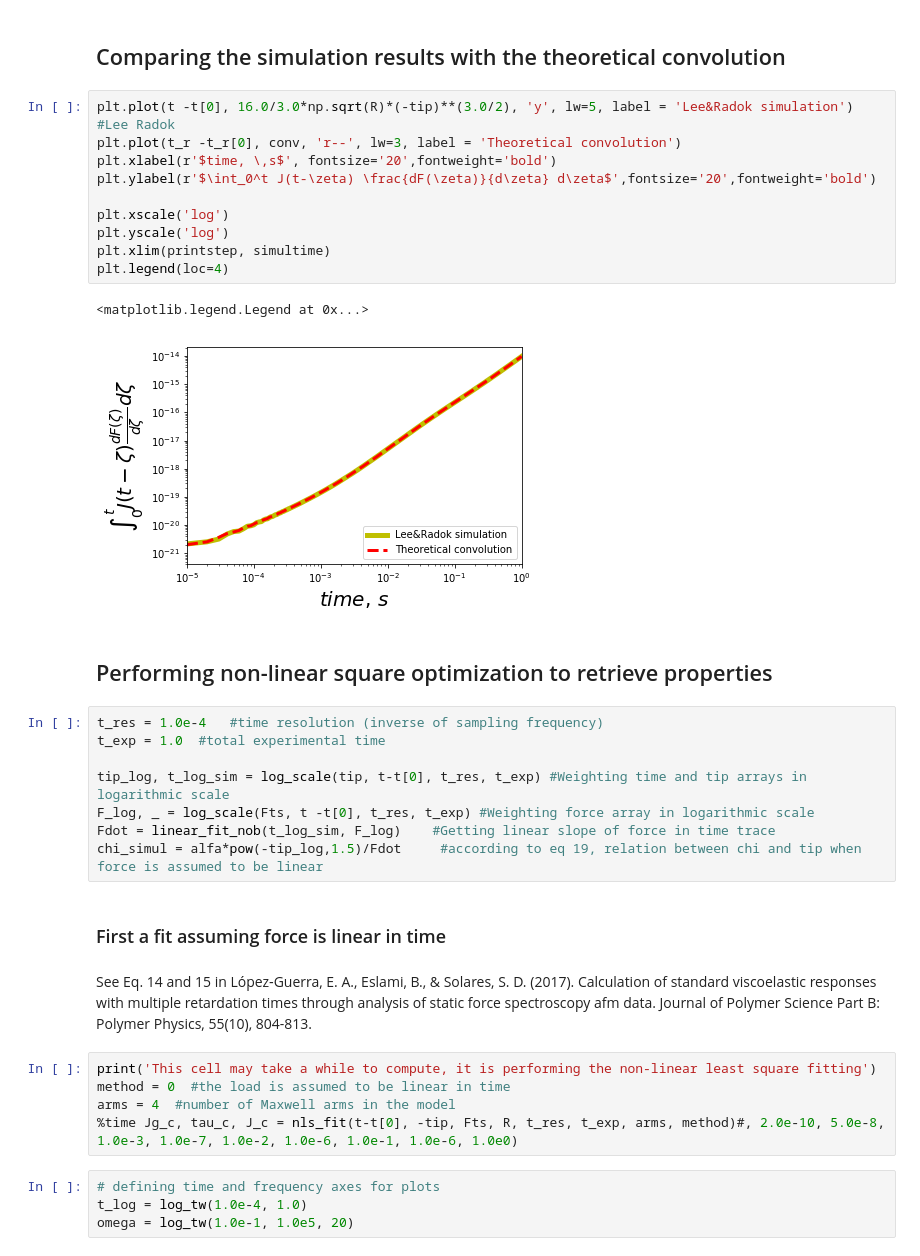
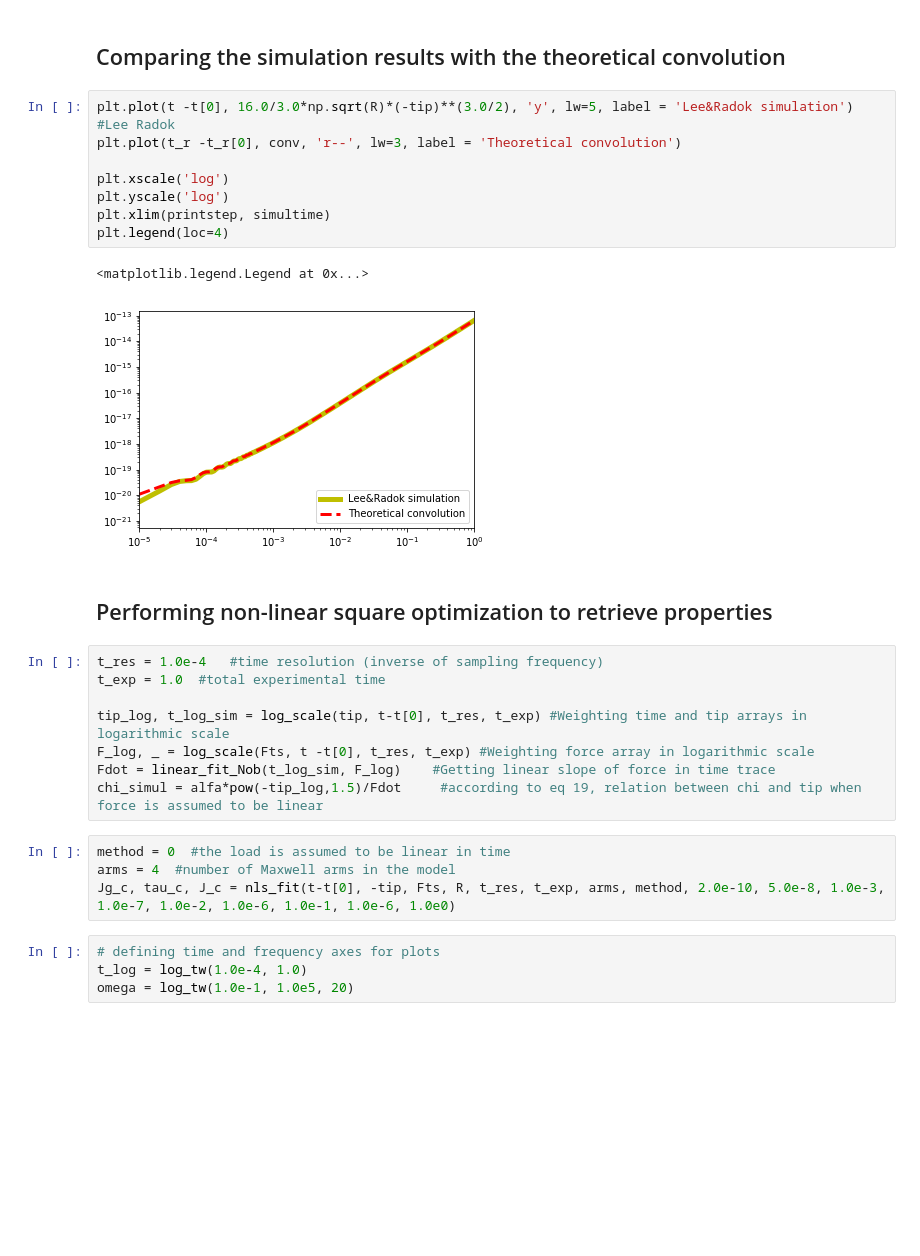
Before and after one commit to pycroscopy/pycroscopy, a Jupyter notebook: jupyter_notebooks/AFM_simulations/Force_Spectroscopy/Static_Force_Spectroscopy.ipynb, the cells around one changed output. Cells and saved outputs as stored; diff of their text form; blank space fills up the shorter version.

```diff
--- a/jupyter_notebooks/AFM_simulations/Force_Spectroscopy/Static_Force_Spectroscopy.ipynb
+++ b/jupyter_notebooks/AFM_simulations/Force_Spectroscopy/Static_Force_Spectroscopy.ipynb
@@ -89,16 +83,14 @@ conv = conv[range(len(J_r))]
 # %%
 plt.plot(t -t[0], 16.0/3.0*np.sqrt(R)*(-tip)**(3.0/2), 'y', lw=5, label = 'Lee&Radok simulation')  #Lee Radok
 plt.plot(t_r -t_r[0], conv, 'r--', lw=3, label = 'Theoretical convolution')
-plt.xlabel(r'$time, \,s$', fontsize='20',fontweight='bold')
-plt.ylabel(r'$\int_0^t J(t-\zeta) \frac{dF(\zeta)}{d\zeta} d\zeta$',fontsize='20',fontweight='bold')
 
 plt.xscale('log')
 plt.yscale('log')
 plt.xlim(printstep, simultime)
 plt.legend(loc=4)
 # %% [output]
 <matplotlib.legend.Legend at 0x...>
-[figure, old version]
+[figure, new version]
 # %% [markdown]
 ## Performing non-linear square optimization to retrieve properties
 # %%
@@ -107,17 +99,12 @@ t_exp = 1.0  #total experimental time
 
 tip_log, t_log_sim = log_scale(tip, t-t[0], t_res, t_exp) #Weighting time and tip arrays in logarithmic scale
 F_log, _ = log_scale(Fts, t -t[0], t_res, t_exp) #Weighting force array in logarithmic scale
-Fdot = linear_fit_nob(t_log_sim, F_log)    #Getting linear slope of force in time trace
+Fdot = linear_fit_Nob(t_log_sim, F_log)    #Getting linear slope of force in time trace
 chi_simul = alfa*pow(-tip_log,1.5)/Fdot     #according to eq 19, relation between chi and tip when force is assumed to be linear
-# %% [markdown]
-### First a fit assuming force is linear in time
-# %% [markdown]
-See Eq. 14 and 15 in López‐Guerra, E. A., Eslami, B., & Solares, S. D. (2017). Calculation of standard viscoelastic responses with multiple retardation times through analysis of static force spectroscopy afm data. Journal of Polymer Science Part B: Polymer Physics, 55(10), 804-813.
 # %%
-print('This cell may take a while to compute, it is performing the non-linear least square fitting')
 method = 0  #the load is assumed to be linear in time
 arms = 4  #number of Maxwell arms in the model
-%time Jg_c, tau_c, J_c = nls_fit(t-t[0], -tip, Fts, R, t_res, t_exp, arms, method)#, 2.0e-10, 5.0e-8, 1.0e-3, 1.0e-7, 1.0e-2, 1.0e-6, 1.0e-1, 1.0e-6, 1.0e0)
+Jg_c, tau_c, J_c = nls_fit(t-t[0], -tip, Fts, R, t_res, t_exp, arms, method, 2.0e-10, 5.0e-8, 1.0e-3, 1.0e-7, 1.0e-2, 1.0e-6, 1.0e-1, 1.0e-6, 1.0e0)
 # %%
 # defining time and frequency axes for plots
 t_log = log_tw(1.0e-4, 1.0)
```
Also changed, not shown: parts of 12 cells of this notebook.
